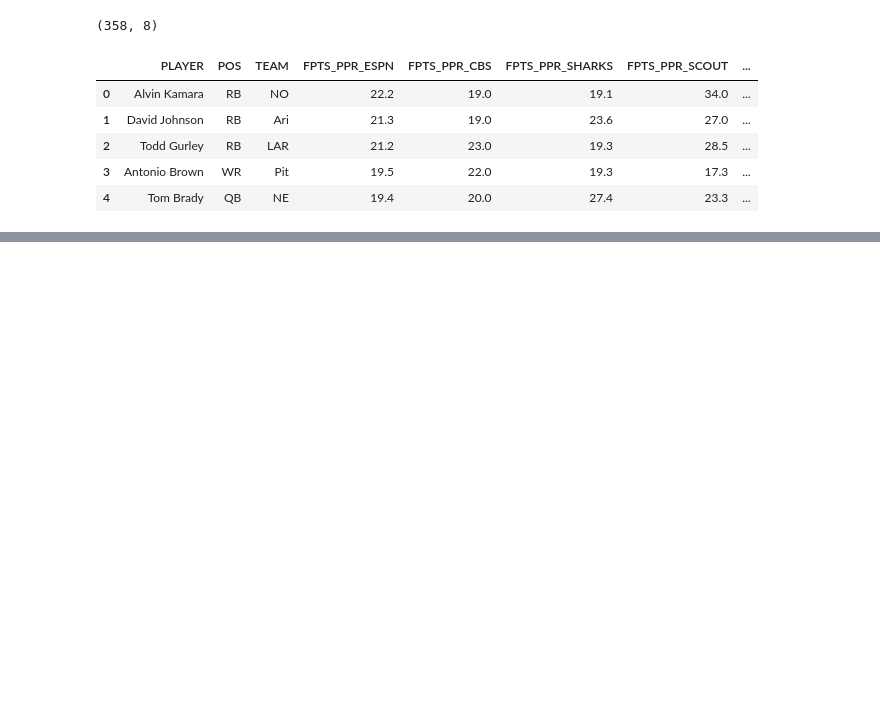
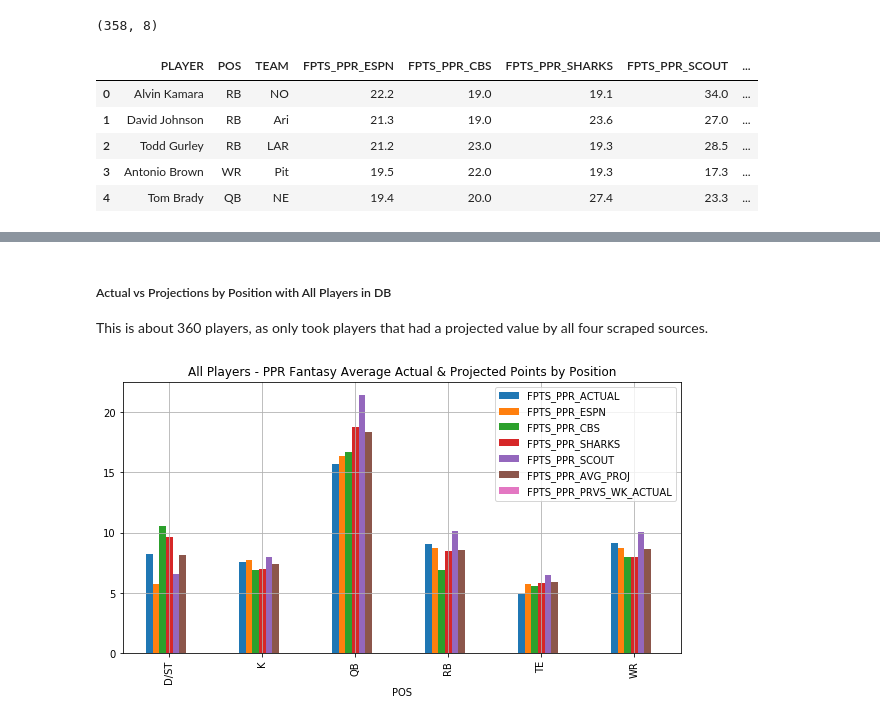
Before and after one commit to zgscherrer/Project-Fantasy-Football, a Jupyter notebook: data/exploratory_analysis/Exploratory Data Analysis - Check Correlations and Predicted vs Actual PPR Fantasy Points.ipynb, the cells around one changed output, grey strips where cells are left out. Saved outputs shown, nothing was run; the diff lists cells and outputs as text; code cells hidden in the pictures; blank space fills up the shorter version.

```diff
--- a/data/exploratory_analysis/Exploratory Data Analysis - Check Correlations and Predicted vs Actual PPR Fantasy Points.ipynb
+++ b/data/exploratory_analysis/Exploratory Data Analysis - Check Correlations and Predicted vs Actual PPR Fantasy Points.ipynb
@@ -66,0 +751,13 @@ df_week1_ppr_projections.head()
+# %% [markdown]
+##### Actual vs Projections by Position with All Players in DB
+This is about 360 players, as only took players that had a projected value by all four scraped sources.
+# %%
+#use groupby to split by position and take AVERAGE
+df_week1_ppr.groupby('POS')['FPTS_PPR_ACTUAL', 'FPTS_PPR_ESPN', 'FPTS_PPR_CBS',
+                            'FPTS_PPR_SHARKS', 'FPTS_PPR_SCOUT', 'FPTS_PPR_AVG_PROJ',
+                            'FPTS_PPR_PRVS_WK_ACTUAL'].mean().plot.bar(
+                                figsize = (10,5),
+                                grid = True,
+                                title='All Players - PPR Fantasy Average Actual & Projected Points by Position');
+# %% [output]
+[figure, added]
```
Also changed, not shown: parts of 50 cells of this notebook.
